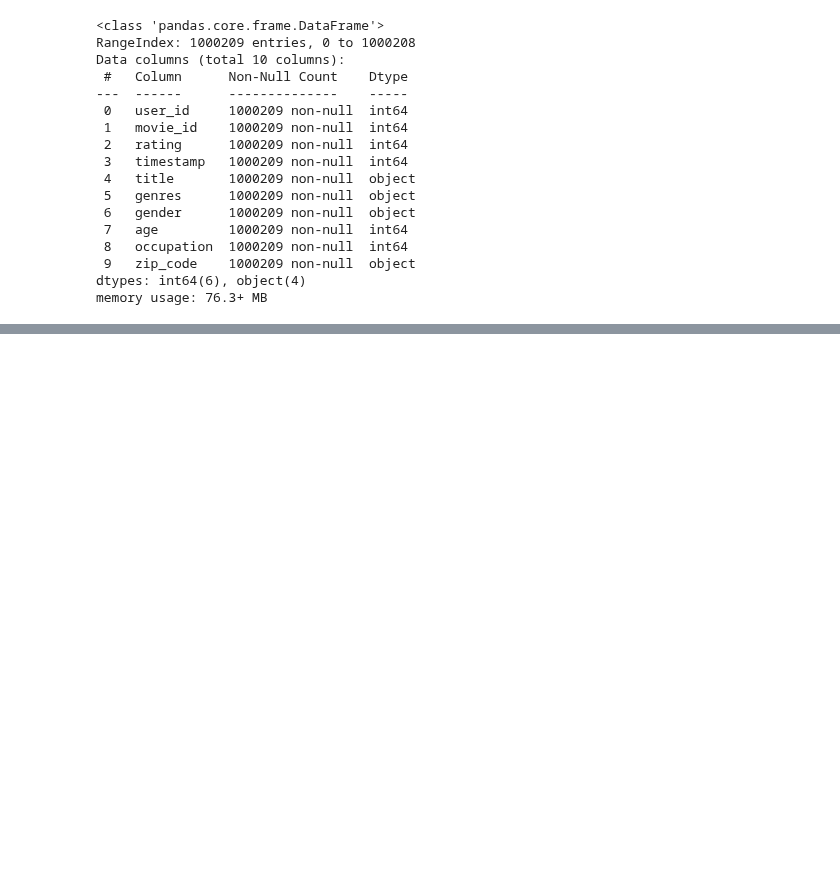
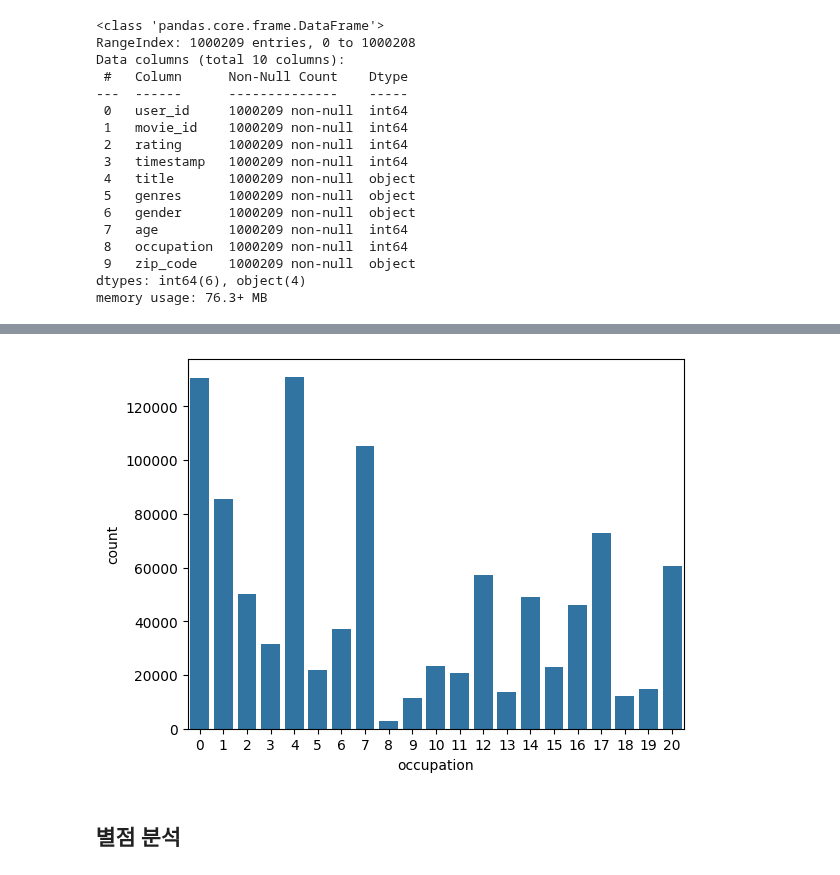
Before and after one commit to JakeOh/202511_BD53, a Jupyter notebook: lab_python/da14_movielens.ipynb, the cells around one changed output, grey strips where cells are left out. Saved outputs shown, nothing was run; the diff lists cells and outputs as text; code cells hidden in the pictures; blank space fills up the shorter version.

```diff
--- a/lab_python/da14_movielens.ipynb
+++ b/lab_python/da14_movielens.ipynb
@@ -190,0 +258,7 @@ memory usage: 76.3+ MB
+# %%
+sns.countplot(data=df, x='occupation')
+plt.show()
+# %% [output]
+[figure, added]
+# %% [markdown]
+## 별점 분석
```
Also changed, not shown: parts of 13 cells of this notebook.
